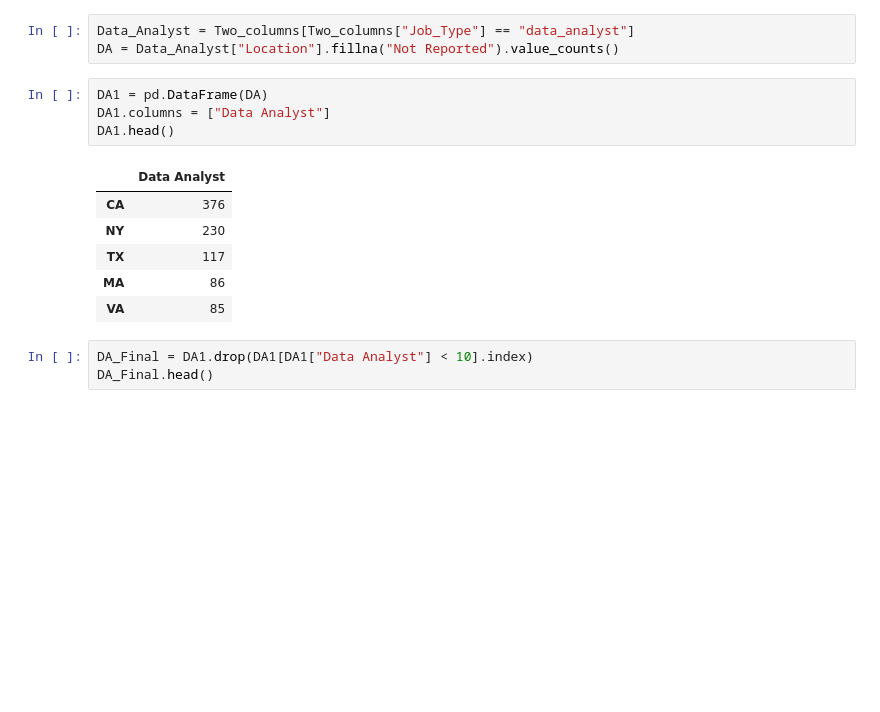
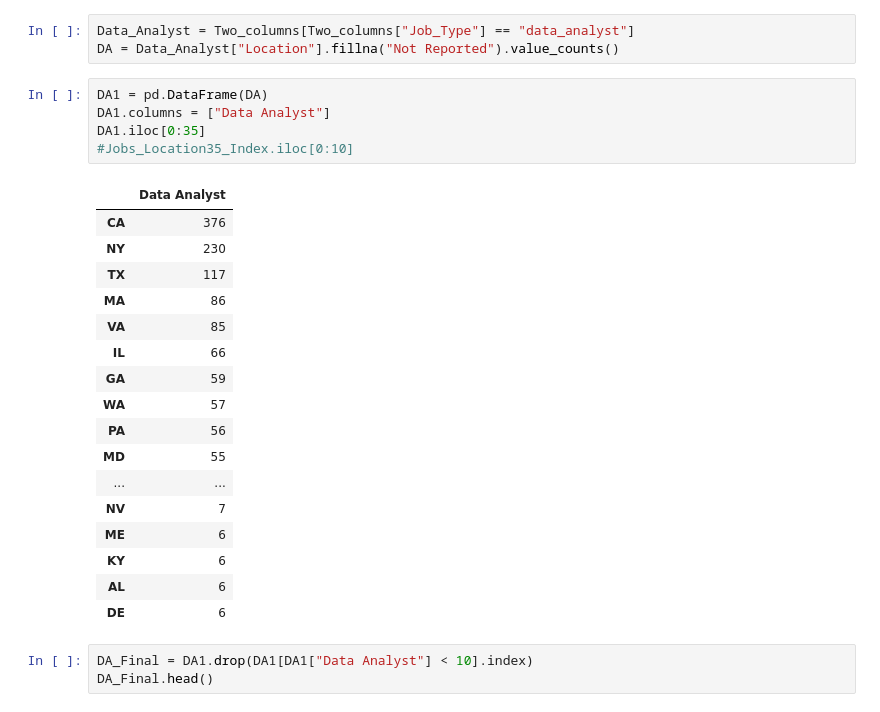
Before and after one commit to wcopeland118/Analysis-of-Data-Job-Salaries, a Jupyter notebook: Shilpa/Data Analyst.ipynb, the cells around one changed output. Cells and saved outputs as stored; diff of their text form; blank space fills up the shorter version.

```diff
--- a/Shilpa/Data Analyst.ipynb
+++ b/Shilpa/Data Analyst.ipynb
@@ -272,14 +295,26 @@ DA = Data_Analyst["Location"].fillna("Not Reported").value_counts()
 # %%
 DA1 = pd.DataFrame(DA)
 DA1.columns = ["Data Analyst"]
-DA1.head()
+DA1.iloc[0:35]
+#Jobs_Location35_Index.iloc[0:10]
 # %% [output]
 |  | Data Analyst |
 | CA | 376 |
 | NY | 230 |
 | TX | 117 |
 | MA | 86 |
 | VA | 85 |
+| IL | 66 |
+| GA | 59 |
+| WA | 57 |
+| PA | 56 |
+| MD | 55 |
+| ... | ... |
+| NV | 7 |
+| ME | 6 |
+| KY | 6 |
+| AL | 6 |
+| DE | 6 |
 # %%
 DA_Final = DA1.drop(DA1[DA1["Data Analyst"] < 10].index)
 DA_Final.head()
```
Also changed, not shown: parts of 6 cells of this notebook, 5 other files.
